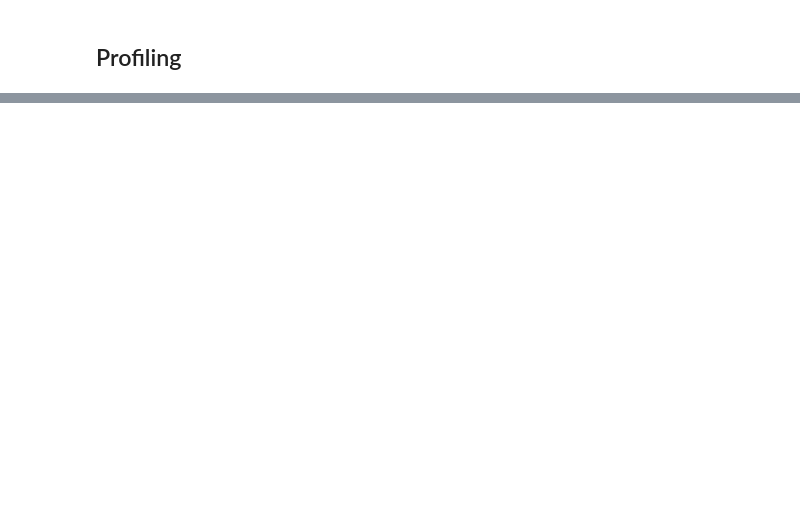
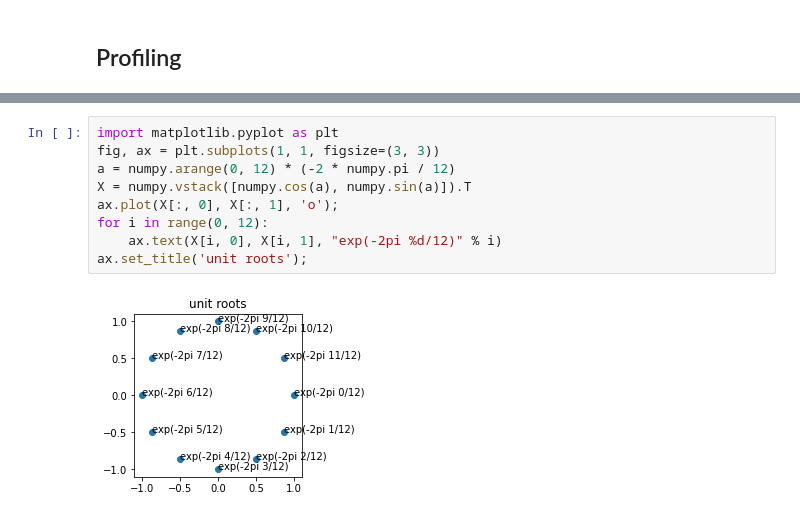
Before and after one commit to sdpython/mlprodict, a Jupyter notebook: _doc/notebooks/onnx_ffts.ipynb, the cells around one changed output, grey strips where cells are left out. Drawn from its saved outputs; the diff is of its cells as text; blank space fills up the shorter version.

```diff
--- a/_doc/notebooks/onnx_ffts.ipynb
+++ b/_doc/notebooks/onnx_ffts.ipynb
@@ -267,0 +413,11 @@ f                                        --    1    1 -- 0.00017 0.13530 -- <ipy
+# %%
+import matplotlib.pyplot as plt
+fig, ax = plt.subplots(1, 1, figsize=(3, 3))
+a = numpy.arange(0, 12) * (-2 * numpy.pi / 12)
+X = numpy.vstack([numpy.cos(a), numpy.sin(a)]).T
+ax.plot(X[:, 0], X[:, 1], 'o');
+for i in range(0, 12):
+    ax.text(X[i, 0], X[i, 1], "exp(-2pi %d/12)" % i)
+ax.set_title('unit roots');
+# %% [output]
+[figure, added]
```
Also changed, not shown: parts of 20 cells of this notebook.
